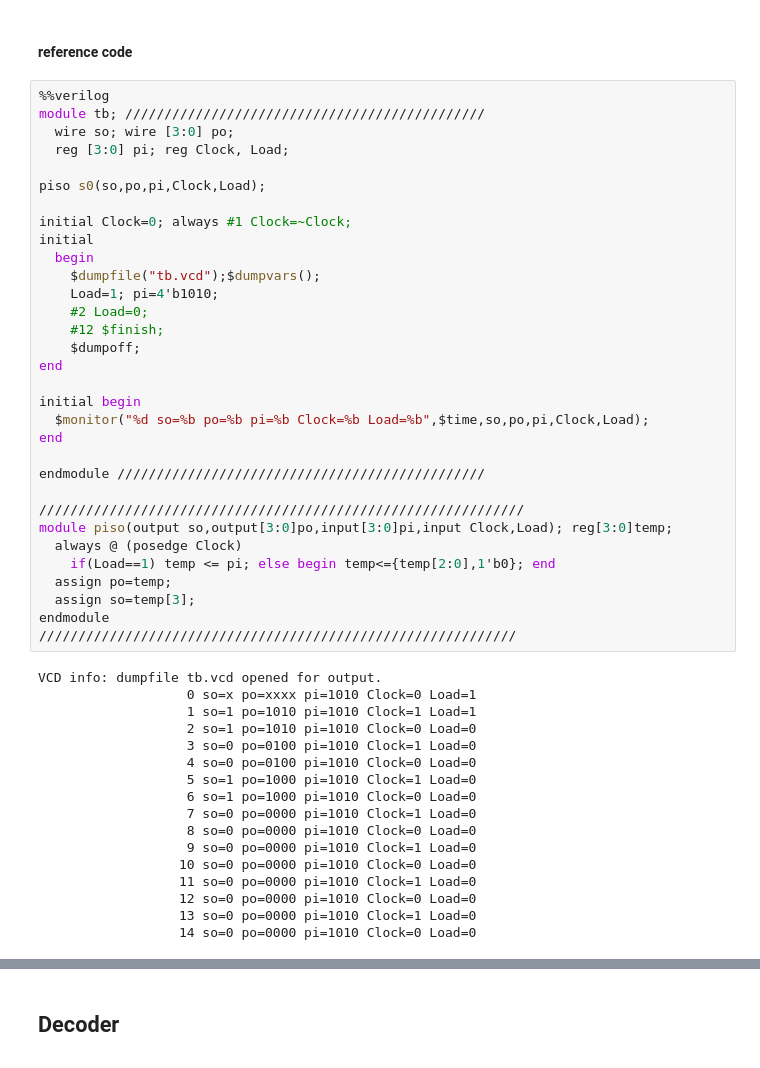
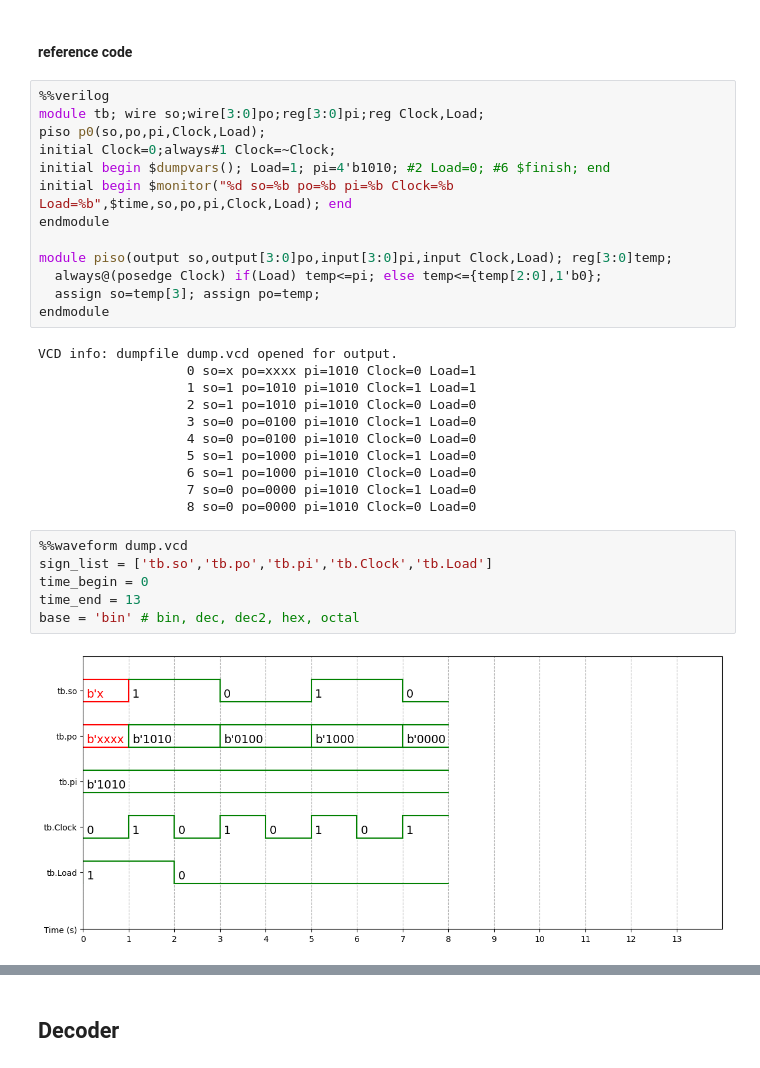
Before and after one commit to pe8sutd/DSL2025, a Jupyter notebook: VerilogGit.ipynb, the cells around one changed output, grey strips where cells are left out. Cells and saved outputs as stored; diff of their text form.

```diff
--- a/VerilogGit.ipynb
+++ b/VerilogGit.ipynb
@@ -1382,38 +1376,19 @@ Using the Q3 PISO above, design a PISO using behavioral statement, eg. always st
 #### reference code
 # %%
 %%verilog
-module tb; //////////////////////////////////////////////
-  wire so; wire [3:0] po;
-  reg [3:0] pi; reg Clock, Load;
+module tb; wire so;wire[3:0]po;reg[3:0]pi;reg Clock,Load;
+piso p0(so,po,pi,Clock,Load);
+initial Clock=0;always#1 Clock=~Clock;
+initial begin $dumpvars(); Load=1; pi=4'b1010; #2 Load=0; #6 $finish; end
+initial begin $monitor("%d so=%b po=%b pi=%b Clock=%b Load=%b",$time,so,po,pi,Clock,Load); end
+endmodule
 
-piso s0(so,po,pi,Clock,Load);
-
-initial Clock=0; always #1 Clock=~Clock;
-initial
-  begin
-    $dumpfile("tb.vcd");$dumpvars();
-    Load=1; pi=4'b1010;
-    #2 Load=0;
-    #12 $finish;
-    $dumpoff;
-end
-
-initial begin
-  $monitor("%d so=%b po=%b pi=%b Clock=%b Load=%b",$time,so,po,pi,Clock,Load);
-end
-
-endmodule ///////////////////////////////////////////////
-
-//////////////////////////////////////////////////////////////
 module piso(output so,output[3:0]po,input[3:0]pi,input Clock,Load); reg[3:0]temp;
-  always @ (posedge Clock)
-    if(Load==1) temp <= pi; else begin temp<={temp[2:0],1'b0}; end
-  assign po=temp;
-  assign so=temp[3];
+  always@(posedge Clock) if(Load) temp<=pi; else temp<={temp[2:0],1'b0};
+  assign so=temp[3]; assign po=temp;
 endmodule
-/////////////////////////////////////////////////////////////
 # %% [output]
-VCD info: dumpfile tb.vcd opened for output.
+VCD info: dumpfile dump.vcd opened for output.
                    0 so=x po=xxxx pi=1010 Clock=0 Load=1
                    1 so=1 po=1010 pi=1010 Clock=1 Load=1
                    2 so=1 po=1010 pi=1010 Clock=0 Load=0
@@ -1423,9 +1398,11 @@ VCD info: dumpfile tb.vcd opened for output.
                    6 so=1 po=1000 pi=1010 Clock=0 Load=0
                    7 so=0 po=0000 pi=1010 Clock=1 Load=0
                    8 so=0 po=0000 pi=1010 Clock=0 Load=0
-                   9 so=0 po=0000 pi=1010 Clock=1 Load=0
-                  10 so=0 po=0000 pi=1010 Clock=0 Load=0
-                  11 so=0 po=0000 pi=1010 Clock=1 Load=0
-                  12 so=0 po=0000 pi=1010 Clock=0 Load=0
-                  13 so=0 po=0000 pi=1010 Clock=1 Load=0
-                  14 so=0 po=0000 pi=1010 Clock=0 Load=0
+# %%
+%%waveform dump.vcd
+sign_list = ['tb.so','tb.po','tb.pi','tb.Clock','tb.Load']
+time_begin = 0
+time_end = 13
+base = 'bin' # bin, dec, dec2, hex, octal
+# %% [output]
+[figure, added]
```
Also changed, not shown: parts of 7 cells of this notebook.
